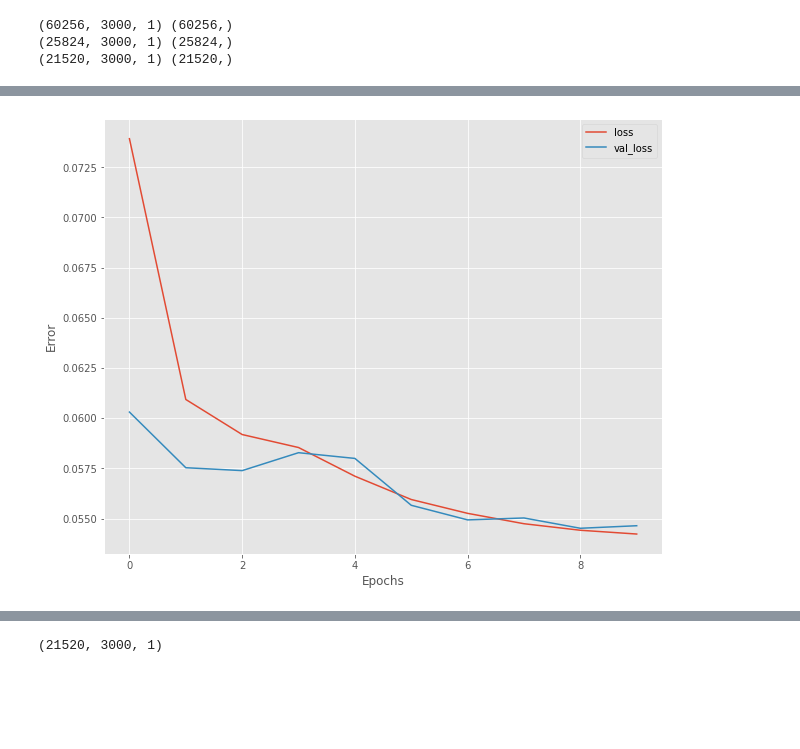
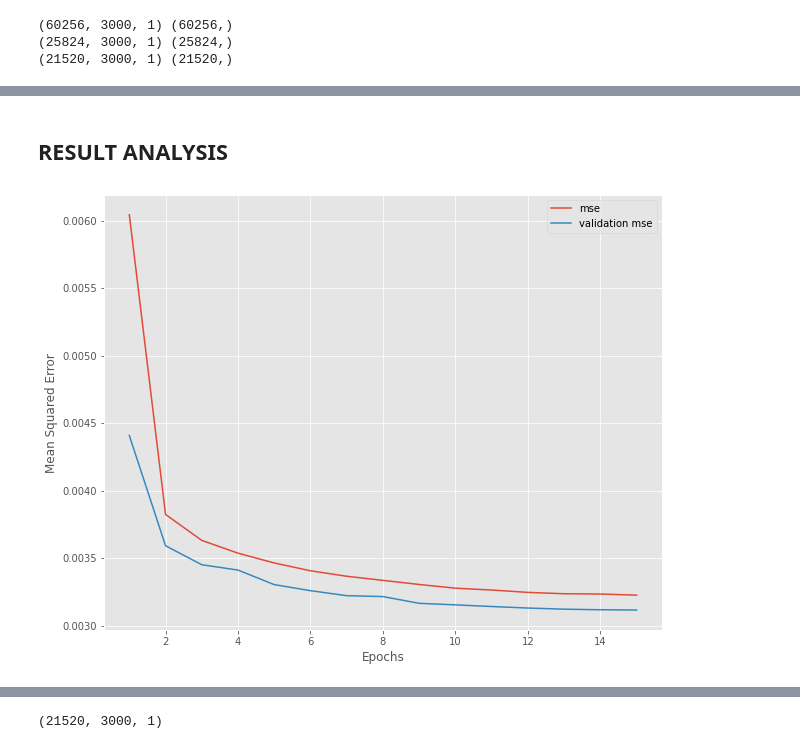
Before and after one commit to siddinc/eeg2vec, a Jupyter notebook: notebooks/mne_sleep_WaveNet_ResNet_autoencoder.ipynb, the cells around one changed output, grey strips where cells are left out. Saved outputs shown, nothing was run; the diff lists cells and outputs as text; code cells hidden in the pictures; blank space fills up the shorter version.

```diff
--- a/notebooks/mne_sleep_WaveNet_ResNet_autoencoder.ipynb
+++ b/notebooks/mne_sleep_WaveNet_ResNet_autoencoder.ipynb
@@ -284,0 +255,10 @@ _________________________________________________________________
+# %%
+input_shape = (3000, )
+output_shape = (512, )
+kernel_size = 2
+dilation_depth = 6
+n_filters = 16
+
+
+(encoder, decoder, autoencoder) = build_model(input_shape, n_filters, dilation_depth, output_shape, kernel_size)
+autoencoder.summary()
@@ -292,7 +287,7 @@ plot_model(decoder, to_file='./decoder.png', show_shapes=True, show_layer_names=
 # %%
 INIT_LR = 0.0005
-EPOCHS = 10
-BATCH_SIZE = 16
+EPOCHS = 15
+BATCH_SIZE = 32
 STEPS_PER_EPOCH = x_train.shape[0] // BATCH_SIZE
 VALIDATION_STEPS = x_val.shape[0] // BATCH_SIZE
 
@@ -306,15 +301,23 @@ def poly_decay(epoch):
 
 callbacks = [LearningRateScheduler(poly_decay)]
 # %%
+from tensorflow.keras.optimizers import Adam
+from tensorflow.keras.metrics import RootMeanSquaredError
+
 def acc(y_true, y_pred):
   return K.mean(K.equal(K.round(y_true), K.round(y_pred)))
 
 def root_mean_squared_error(y_true, y_pred):
   return K.sqrt(K.mean(K.square(y_pred - y_true)))
 
+def r_square(y_true, y_pred):
+  SS_res =  K.sum(K.square(y_true - y_pred))
+  SS_tot = K.sum(K.square(y_true - K.mean(y_true)))
+  return ( 1 - SS_res/(SS_tot + K.epsilon()) )
+
 opt = Adam(lr=INIT_LR, amsgrad=True)
 # %%
-autoencoder.compile(loss=root_mean_squared_error, optimizer=opt, metrics=[acc])
+autoencoder.compile(loss='mse', optimizer=opt, metrics=[acc, 'mae', RootMeanSquaredError(), r_square])
 # %%
 r = autoencoder.fit(
   x_train, x_train,
@@ -346,13 +346,17 @@ Epoch 10/10
+# %% [markdown]
+## RESULT ANALYSIS
 # %%
-  plt.figure(figsize=[10,8])
+plt.figure(figsize=[10,8])
 plt.style.use('ggplot')
 
-plt.plot(r.history['loss'], label='loss')
-plt.plot(r.history['val_loss'], label='val_loss')
+plt.plot(np.arange(1, 16, 1), r.history['loss'], label='mse')
+plt.plot(np.arange(1, 16, 1), r.history['val_loss'], label='validation mse')
 
 plt.xlabel('Epochs')
-plt.ylabel('Error')
+plt.ylabel('Mean Squared Error')
 plt.legend(loc='best')
+
+plt.savefig('./mse_loss.png')
 plt.show()
 # %% [output]
-[figure, old version]
+[figure, new version]
```
Also changed, not shown: parts of 39 cells of this notebook, 15 other files.
